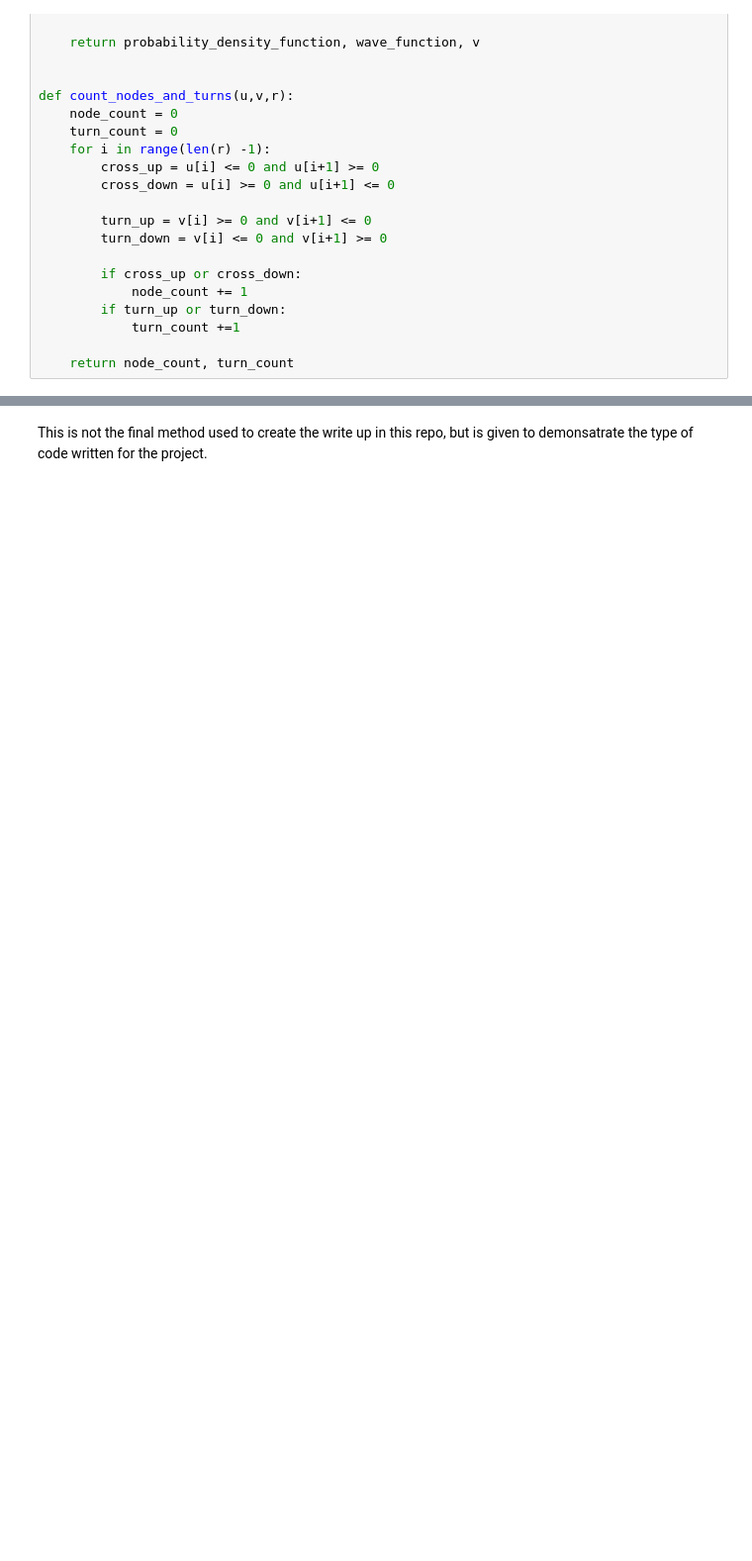
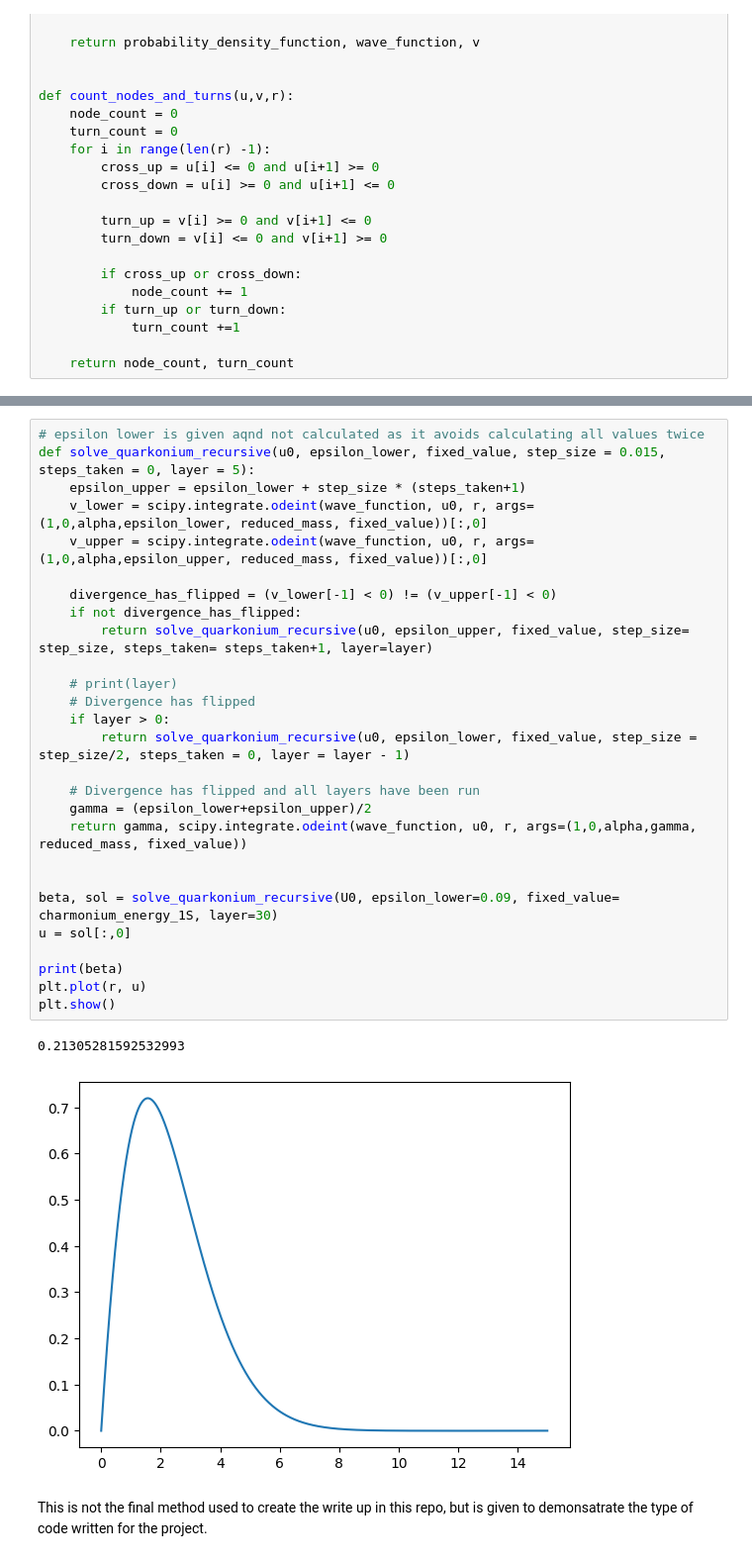
Before and after one commit to Laserpanda69/Quarkonium-Numeric-Solving, a Jupyter notebook: notebook.ipynb, the cells around one changed output, grey strips where cells are left out. Shown at 99% size. Drawn from its saved outputs; the diff is of its cells as text; blank space fills up the shorter version.

Commit message:
created a recursive verion of the, now, so-called staircase method

```diff
--- a/notebook.ipynb
+++ b/notebook.ipynb
@@ -126,2 +112,32 @@ plt.show()
+# %%
+# epsilon lower is given aqnd not calculated as it avoids calculating all values twice
+def solve_quarkonium_recursive(u0, epsilon_lower, fixed_value, step_size = 0.015, steps_taken = 0, layer = 5):
+    epsilon_upper = epsilon_lower + step_size * (steps_taken+1)
+    v_lower = scipy.integrate.odeint(wave_function, u0, r, args=(1,0,alpha,epsilon_lower, reduced_mass, fixed_value))[:,0]
+    v_upper = scipy.integrate.odeint(wave_function, u0, r, args=(1,0,alpha,epsilon_upper, reduced_mass, fixed_value))[:,0]
+
+    divergence_has_flipped = (v_lower[-1] < 0) != (v_upper[-1] < 0)
+    if not divergence_has_flipped:
+        return solve_quarkonium_recursive(u0, epsilon_upper, fixed_value, step_size= step_size, steps_taken= steps_taken+1, layer=layer)
+
+    # print(layer)
+    # Divergence has flipped
+    if layer > 0:
+        return solve_quarkonium_recursive(u0, epsilon_lower, fixed_value, step_size = step_size/2, steps_taken = 0, layer = layer - 1)
+
+    # Divergence has flipped and all layers have been run
+    gamma = (epsilon_lower+epsilon_upper)/2
+    return gamma, scipy.integrate.odeint(wave_function, u0, r, args=(1,0,alpha,gamma, reduced_mass, fixed_value))
+
+
+beta, sol = solve_quarkonium_recursive(U0, epsilon_lower=0.09, fixed_value= charmonium_energy_1S, layer=30)
+u = sol[:,0]
+
+print(beta)
+plt.plot(r, u)
+plt.show()
+# %% [output]
+0.21305281592532993
+[figure, added]
 # %% [markdown]
 This is not the final method used to create the write up in this repo, but is given to demonsatrate the type of code written for the project.
```
Also changed, not shown: parts of 2 cells of this notebook, 5 other files.
